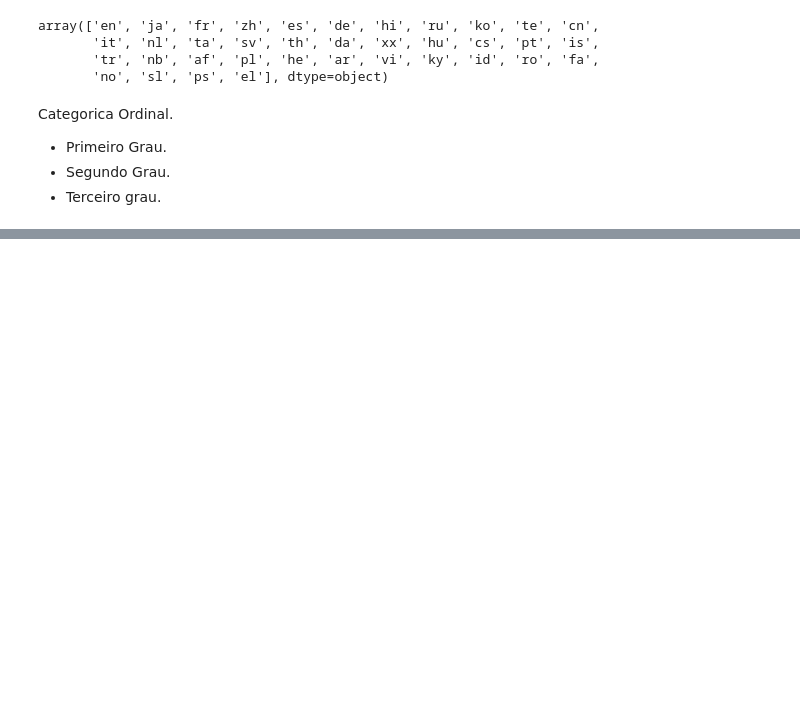
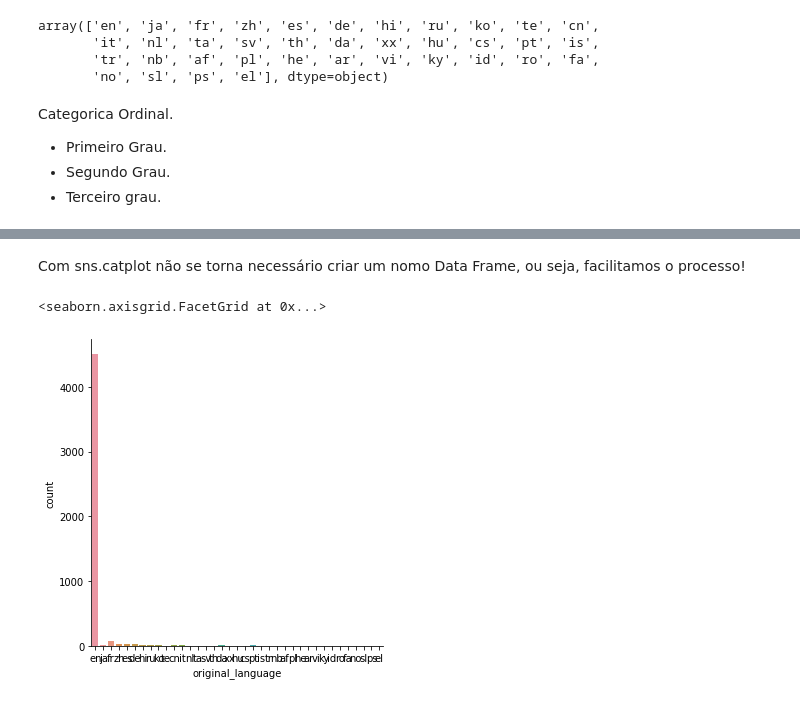
Before and after one commit to Sterwinxs/Formacao-Data-Science, a Jupyter notebook: Data_Science.ipynb, the cells around one changed output, grey strips where cells are left out. Saved outputs shown, nothing was run; the diff lists cells and outputs as text; code cells hidden in the pictures; blank space fills up the shorter version.

```diff
--- a/Data_Science.ipynb
+++ b/Data_Science.ipynb
@@ -150,0 +174,7 @@ array(['en', 'ja', 'fr', 'zh', 'es', 'de', 'hi', 'ru', 'ko', 'te', 'cn',
+# %% [markdown]
+Com sns.catplot não se torna necessário criar um nomo Data Frame, ou seja, facilitamos o processo!
+# %%
+sns.catplot(x="original_language",kind="count", data= tmdb)
+# %% [output]
+<seaborn.axisgrid.FacetGrid at 0x...>
+[figure, added]
```
Also changed, not shown: parts of 11 cells of this notebook.
